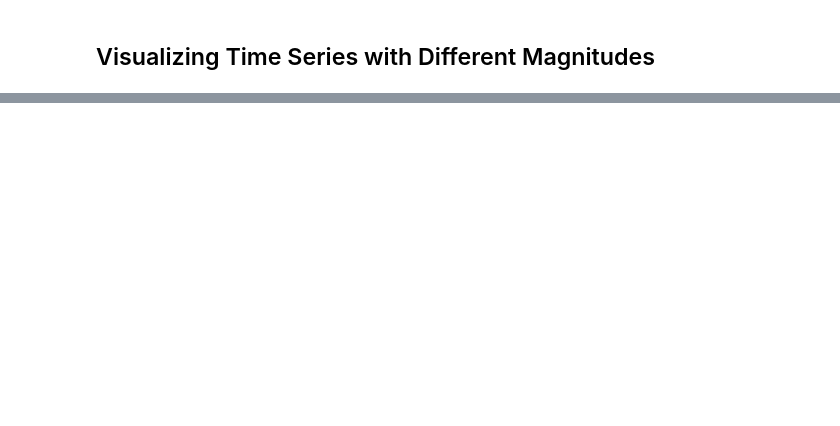
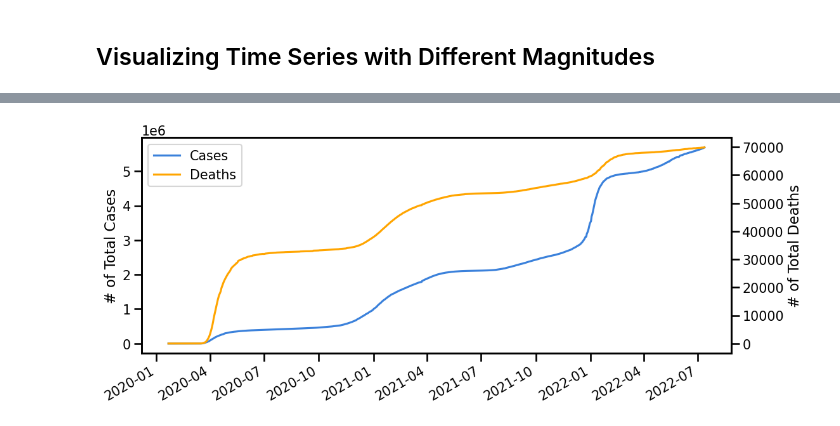
Before and after one commit to EhLeeOod/time-series, a Jupyter notebook: core-wide-form-time-data.ipynb, the cells around one changed output, grey strips where cells are left out. Drawn from its saved outputs; the diff is of its cells as text; code cells hidden in the pictures; blank space fills up the shorter version.

```diff
--- a/core-wide-form-time-data.ipynb
+++ b/core-wide-form-time-data.ipynb
@@ -383,0 +522,30 @@ df_ts
+# %%
+# function for above formatting
+def plot_compare_cols(state_ts,col1='cases',color1='#3b81db',
+                      col2='deaths',color2='orange',
+                     ylabel1="# of Total Cases", ylabel2="# of Total Deaths",
+                     figsize=(12,5)):
+    """#Solution for having two legends
+    # Source: https://samchaaa.medium.com/how-to-plot-two-different-scales-on-one-plot-in-matplotlib-with-legend-46554ba5915a
+    """
+    fig, ax1 = plt.subplots(figsize=figsize)
+    ax1.plot(state_ts.index, state_ts[col1] ,color=color1,label=col1.title())
+    ax1.set_ylabel(ylabel1)
+    # Make twin axis
+    ax2 = ax1.twinx()
+    ax2.plot(state_ts.index ,state_ts[col2],label=col2.title(),color=color2)
+    ax2.set_ylabel(ylabel2)
+    ## Removing the grids
+    ax1.grid(False)
+    ax2.grid(False)
+    ## Making joined legend
+    lines = ax1.get_lines() + ax2.get_lines()
+    labels = [l.get_label() for l in lines]
+    ax2.legend(lines, labels, loc=0);
+    fig.autofmt_xdate()
+    return fig, (ax1,ax2)
+# %%
+# use function on NY
+fig,(ax1,ax2) = plot_compare_cols(state_ts)
+# %% [output]
+[figure, added]
```
Also changed, not shown: parts of 17 cells of this notebook.
